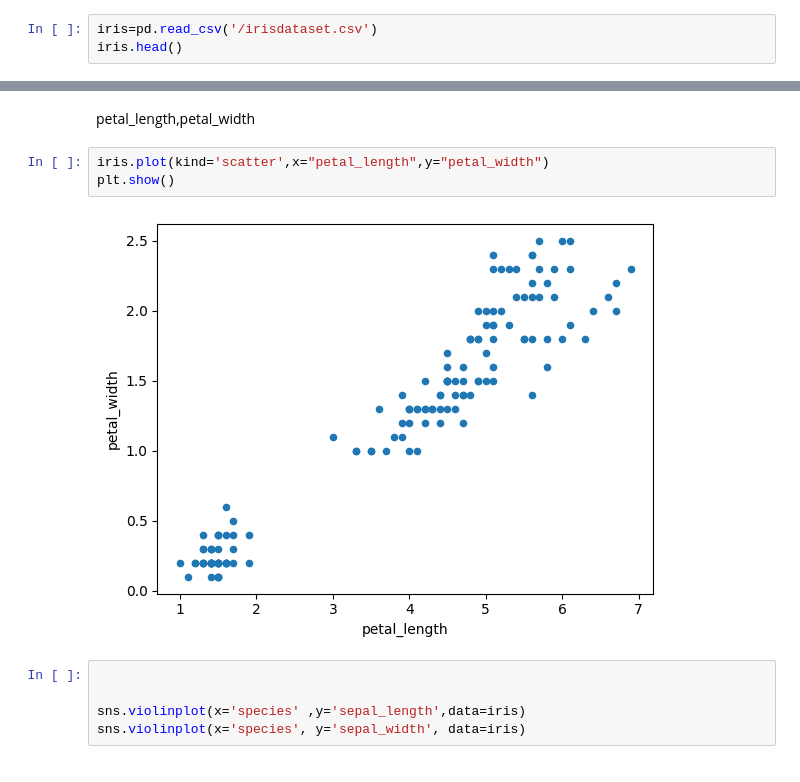
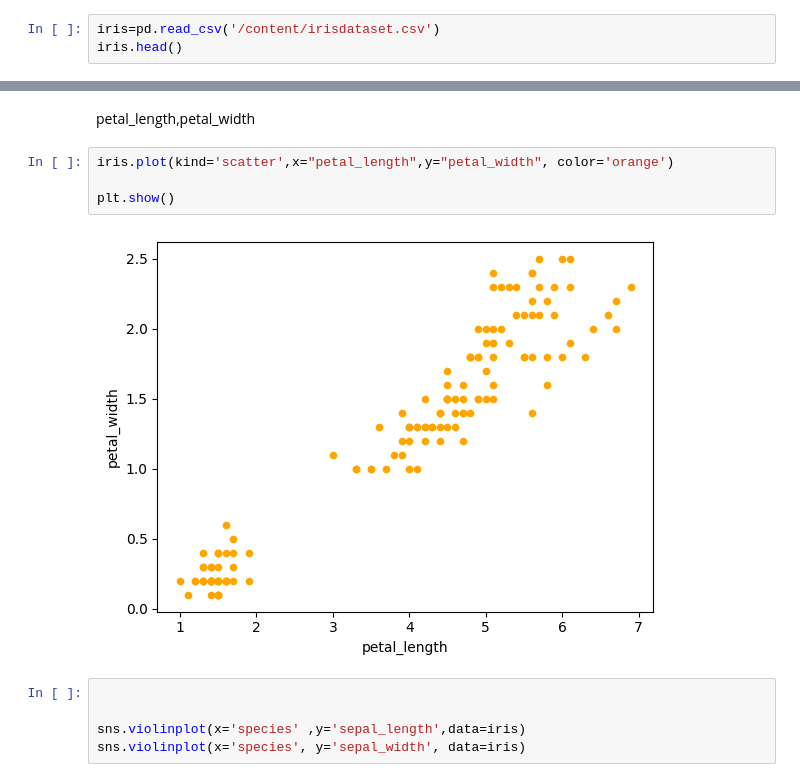
Before and after one commit to JaswanthReddy15/Jaswanth_Reddy_INBT03921_AUG_2023, a Jupyter notebook: iris_dataset.ipynb, the cells around one changed output, grey strips where cells are left out. Cells and saved outputs as stored; diff of their text form.

```diff
--- a/iris_dataset.ipynb
+++ b/iris_dataset.ipynb
@@ -89,7 +90,7 @@ memory usage: 6.0 KB
 # %% [markdown]
 # 4.displaying top data
 # %%
-iris=pd.read_csv('/irisdataset.csv')
+iris=pd.read_csv('/content/irisdataset.csv')
 iris.head()
 # %% [output]
 |  | sepal_length | sepal_width | petal_length | petal_width | species |
@@ -116,10 +117,11 @@ plt.show()
 # %% [markdown]
 petal_length,petal_width
 # %%
-iris.plot(kind='scatter',x="petal_length",y="petal_width")
+iris.plot(kind='scatter',x="petal_length",y="petal_width", color='orange')
+
 plt.show()
 # %% [output]
-[figure, old version]
+[figure, new version]
 # %%
 
 
```
Also changed, not shown: parts of 29 cells of this notebook.
